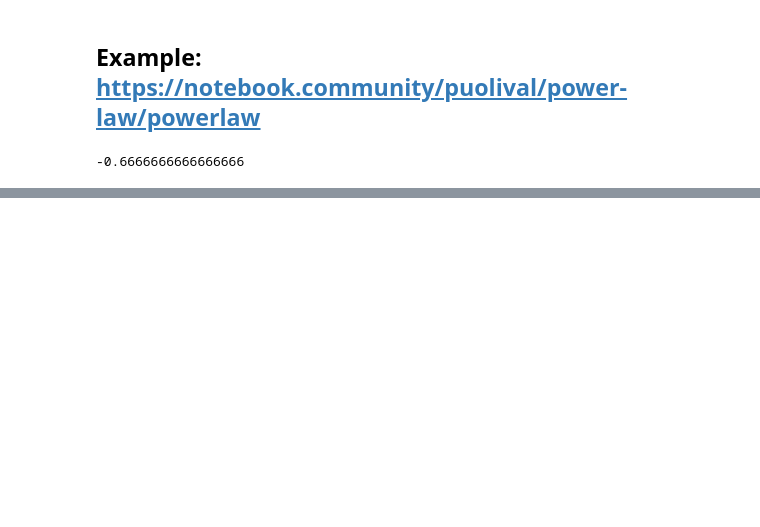
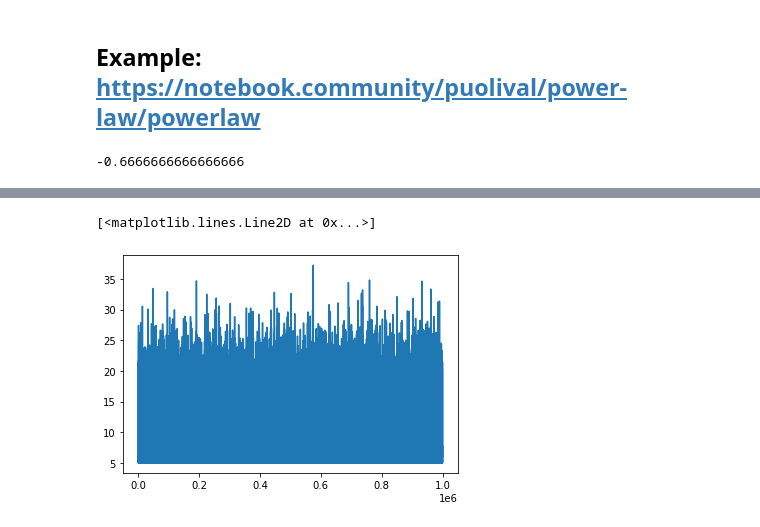
Before and after one commit to RRisto/learning, a Jupyter notebook: statistics/distributions/power_law.ipynb, the cells around one changed output, grey strips where cells are left out. Cells and saved outputs as stored; diff of their text form; code cells hidden in the pictures; blank space fills up the shorter version.

```diff
--- a/statistics/distributions/power_law.ipynb
+++ b/statistics/distributions/power_law.ipynb
@@ -278,0 +207,4 @@ np.e**2.92930385e-04
+# %%
+power_dist = powerlaw.Power_Law(xmin=5.0, parameters=[2.5])
+exp_dist = powerlaw.Exponential(xmin=5.0, parameters=[0.4])
+# theoretical_distribution = powerlaw.Power_Law(xmin=5.0, parameters=[2.5])
@@ -278,0 +227,5 @@ np.e**2.92930385e-04
+# %%
+plt.plot(exp_data)
+# %% [output]
+[<matplotlib.lines.Line2D at 0x...>]
+[figure, added]
```
Also changed, not shown: parts of 26 cells of this notebook.
